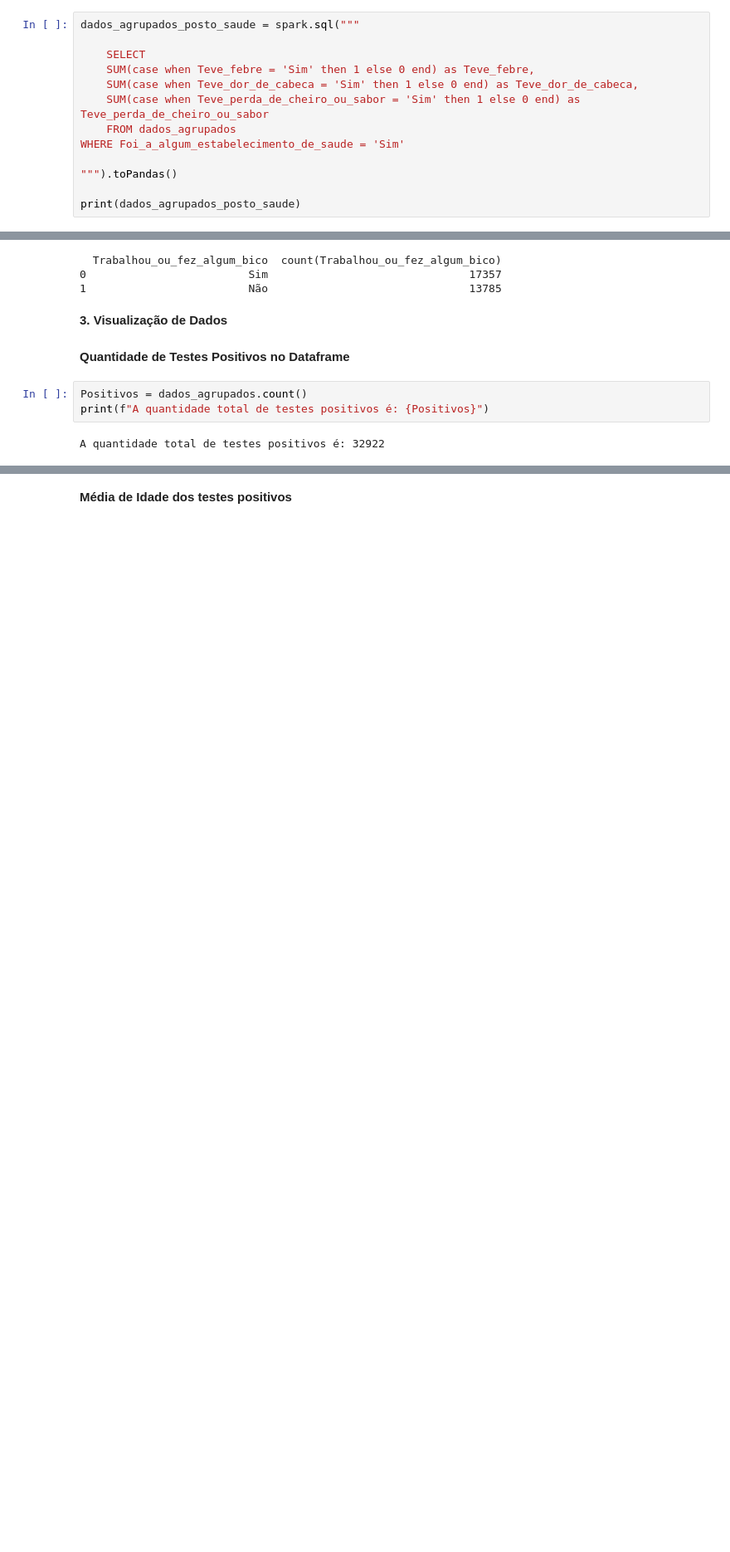
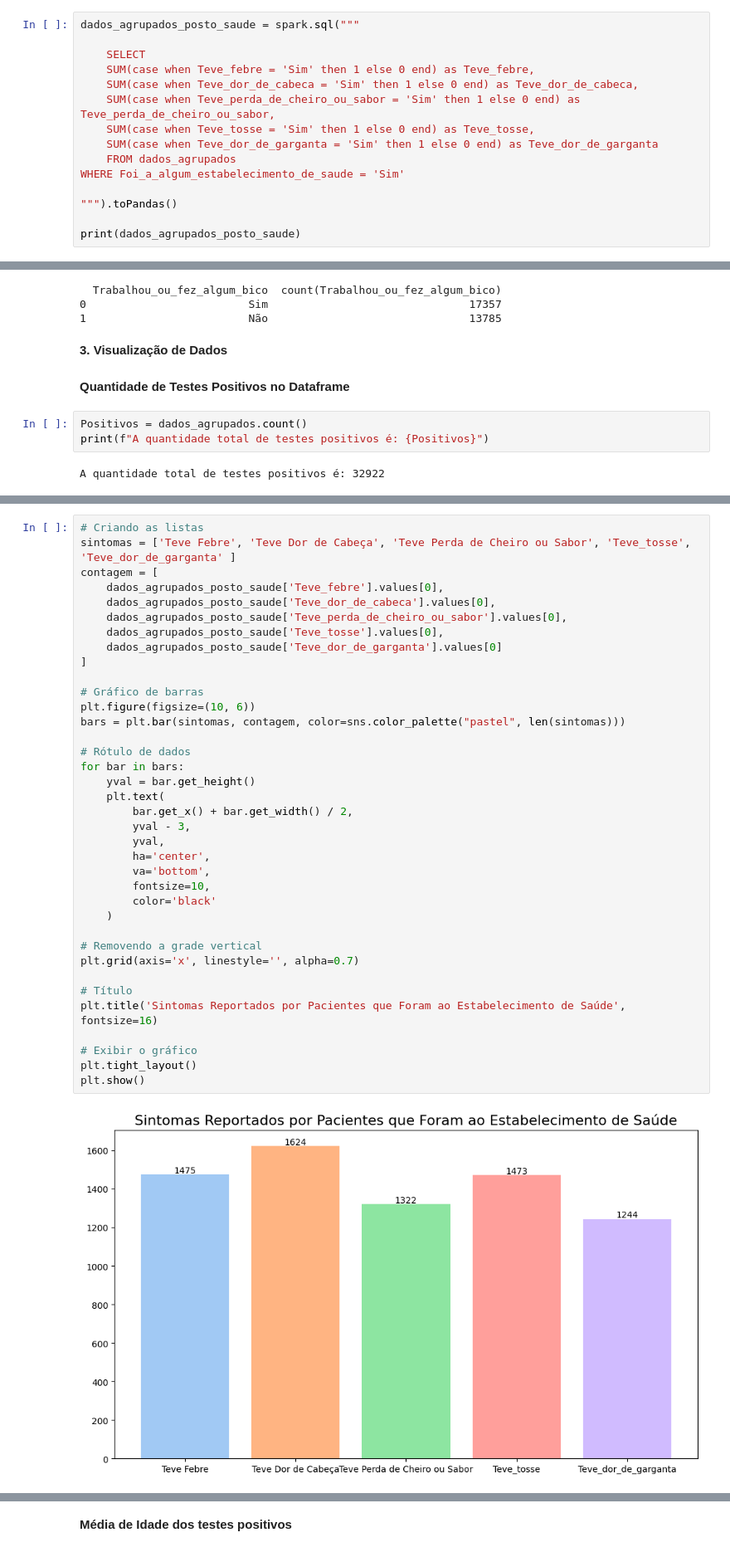
Before and after one commit to vitoriapmaattos/dataanalytics, a Jupyter notebook: Tech3_Covid.ipynb, the cells around one changed output, grey strips where cells are left out. Shown at 83% size. Drawn from its saved outputs; the diff is of its cells as text; blank space fills up the shorter version.

```diff
--- a/Tech3_Covid.ipynb
+++ b/Tech3_Covid.ipynb
@@ -456,7 +665,9 @@ dados_agrupados_posto_saude = spark.sql("""
     SELECT
     SUM(case when Teve_febre = 'Sim' then 1 else 0 end) as Teve_febre,
     SUM(case when Teve_dor_de_cabeca = 'Sim' then 1 else 0 end) as Teve_dor_de_cabeca,
-    SUM(case when Teve_perda_de_cheiro_ou_sabor = 'Sim' then 1 else 0 end) as Teve_perda_de_cheiro_ou_sabor
+    SUM(case when Teve_perda_de_cheiro_ou_sabor = 'Sim' then 1 else 0 end) as Teve_perda_de_cheiro_ou_sabor,
+    SUM(case when Teve_tosse = 'Sim' then 1 else 0 end) as Teve_tosse,
+    SUM(case when Teve_dor_de_garganta = 'Sim' then 1 else 0 end) as Teve_dor_de_garganta
     FROM dados_agrupados
 WHERE Foi_a_algum_estabelecimento_de_saude = 'Sim'
 
@@ -617,0 +1086,39 @@ plt.show()
+# %%
+# Criando as listas
+sintomas = ['Teve Febre', 'Teve Dor de Cabeça', 'Teve Perda de Cheiro ou Sabor', 'Teve_tosse', 'Teve_dor_de_garganta' ]
+contagem = [
+    dados_agrupados_posto_saude['Teve_febre'].values[0],
+    dados_agrupados_posto_saude['Teve_dor_de_cabeca'].values[0],
+    dados_agrupados_posto_saude['Teve_perda_de_cheiro_ou_sabor'].values[0],
+    dados_agrupados_posto_saude['Teve_tosse'].values[0],
+    dados_agrupados_posto_saude['Teve_dor_de_garganta'].values[0]
+]
+
+# Gráfico de barras
+plt.figure(figsize=(10, 6))
+bars = plt.bar(sintomas, contagem, color=sns.color_palette("pastel", len(sintomas)))
+
+# Rótulo de dados
+for bar in bars:
+    yval = bar.get_height()
+    plt.text(
+        bar.get_x() + bar.get_width() / 2,
+        yval - 3,
+        yval,
+        ha='center',
+        va='bottom',
+        fontsize=10,
+        color='black'
+    )
+
+# Removendo a grade vertical
+plt.grid(axis='x', linestyle='', alpha=0.7)
+
+# Título
+plt.title('Sintomas Reportados por Pacientes que Foram ao Estabelecimento de Saúde', fontsize=16)
+
+# Exibir o gráfico
+plt.tight_layout()
+plt.show()
+# %% [output]
+[figure, added]
```
Also changed, not shown: parts of 65 cells of this notebook.
